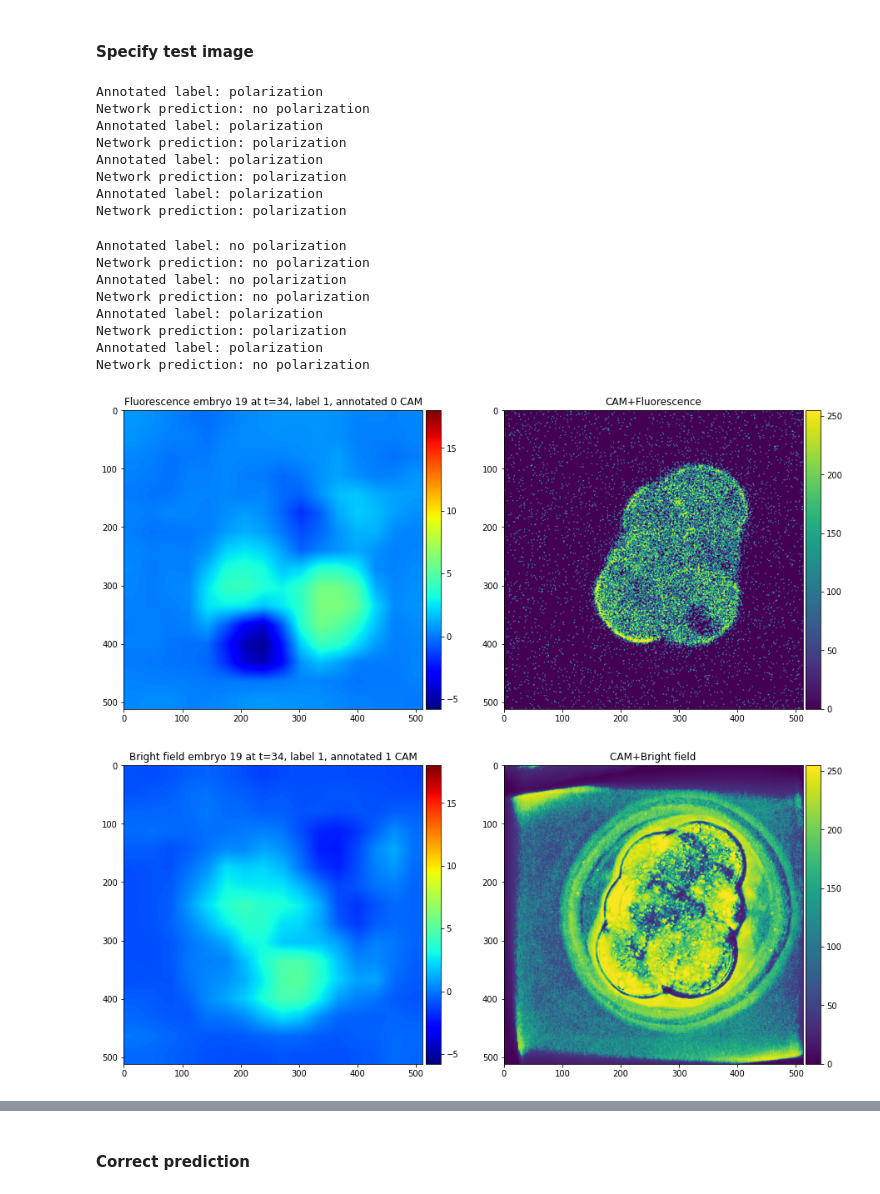
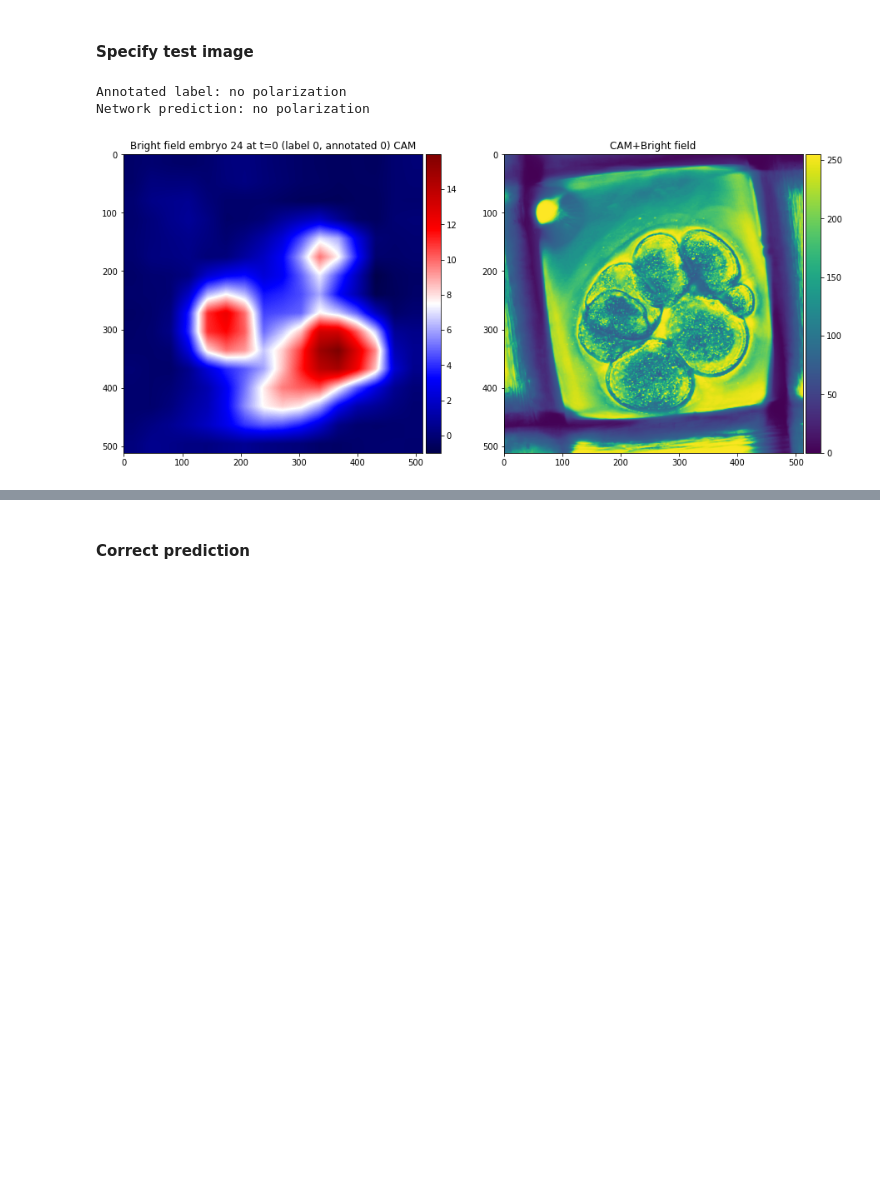
Before and after one commit to abao1999/Embryos, a Jupyter notebook: notebooks/visualize_model_features.ipynb, the cells around one changed output, grey strips where cells are left out. Drawn from its saved outputs; the diff is of its cells as text; code cells hidden in the pictures; blank space fills up the shorter version.

Commit message:
Adjust for new drive data and seismic colormap

```diff
--- a/notebooks/visualize_model_features.ipynb
+++ b/notebooks/visualize_model_features.ipynb
@@ -187,13 +179,13 @@ class ImageFolderDataset(gluon.data.Dataset):
         return len(self.items)
 # %%
 # Fluo
-train_dataset = ImageFolderDataset(train_path).transform_first(transform_train)
-val_dataset = ImageFolderDataset(val_path).transform_first(transform_train)
-test_dataset = ImageFolderDataset(test_path).transform_first(transform_test)
+# train_dataset = ImageFolderDataset(train_path).transform_first(transform_train)
+# val_dataset = ImageFolderDataset(val_path).transform_first(transform_train)
+# test_dataset = ImageFolderDataset(test_path).transform_first(transform_test)
 
-train_data = gluon.data.DataLoader(train_dataset, batch_size=batch_size, shuffle=True, num_workers=num_workers)
-val_data = gluon.data.DataLoader(val_dataset, batch_size=batch_size, shuffle=True, num_workers = num_workers)
-test_data = gluon.data.DataLoader(test_dataset, batch_size=batch_size, shuffle=False, num_workers = num_workers)
+# train_data = gluon.data.DataLoader(train_dataset, batch_size=batch_size, shuffle=True, num_workers=num_workers)
+# val_data = gluon.data.DataLoader(val_dataset, batch_size=batch_size, shuffle=True, num_workers = num_workers)
+# test_data = gluon.data.DataLoader(test_dataset, batch_size=batch_size, shuffle=False, num_workers = num_workers)
 
 # Bf
 train_dataset_bf = ImageFolderDataset(train_path_bf).transform_first(transform_train)
@@ -250,8 +242,8 @@ def test(net, test_data, ctx):
     return metric.get()
 
 # run on test data (fluo)
-_, test_acc = test(finetune_net, test_data, ctx)
-print('[Finished] Test-acc: %.3f' % (test_acc))
+# _, test_acc = test(finetune_net, test_data, ctx)
+# print('[Finished] Test-acc: %.3f' % (test_acc))
 
 # run on test data (bf)
 _, test_acc = test(finetune_net_bf, test_data_bf, ctx)
@@ -472,7 +459,7 @@ def visualize_CAM_and_fluo_data(test_CAM_lst, test_image_squeeze_lst, im_type_ls
     images.append(cv2.equalizeHist(cv2.cvtColor(test_image_squeeze,cv2.COLOR_BGR2GRAY)))
 
     titles = [fig_title + ' CAM', 'CAM+' + im_type, im_type]
-    cmaps = ['jet', None]
+    cmaps = ['seismic', None]
     vmin_lst = [vmin, None]
     vmax_lst = [vmax, None]
     fig = show_images(images, titles, cmaps, vmin_lst, vmax_lst)
@@ -482,71 +469,53 @@ def visualize_CAM_and_fluo_data(test_CAM_lst, test_image_squeeze_lst, im_type_ls
 def find_class(file_path, embryo_num, embryo_t, classes_dirs):
   fn = None
   for cl in classes_dirs:
-    fn_new = os.path.join(file_path, cl, f'embryo_{embryo_num}_{embryo_t}.png')
+    fn_new = os.path.join(file_path, f'embryo_{embryo_num}_{embryo_t}_{cl}.png')
     if os.path.isfile(fn_new):
       return cl
   return
 # %%
 classes_dirs = ['0', '1']
 
-embryo_num_lst = [19, 19, 42, 42]
-embryo_t_lst = [34, 87, 1, 19]
-# temp
-path_bf_lst = [train_path_bf, train_path_bf, test_path_bf, test_path_bf]
+embryo_num_lst = [24]
+embryo_t_lst = [0]
 
 
 test_CAM_lst, test_image_squeeze_lst, im_type_lst, fig_title_lst = [], [], [], []
 for i in range(len(embryo_num_lst)):
   embryo_num = embryo_num_lst[i]
   embryo_t = embryo_t_lst[i]
-  path_bf = path_bf_lst[i]
 
   # Fluo
-  im_type = 'Fluorescence'
-  test_label = find_class(test_path, embryo_num, embryo_t, classes_dirs)
-  test_image_fn = os.path.join(test_path, test_label, f'embryo_{embryo_num}_{embryo_t}.png')
-  test_image = transform_test(image.imread(test_image_fn).copyto(ctx[0])).expand_dims(0)
+  # im_type = 'Fluorescence'
+  # test_label = find_class(test_path, embryo_num, embryo_t, classes_dirs)
+  # test_image_fn = os.path.join(test_path, f'embryo_{embryo_num}_{embryo_t}_{test_label}.png')
+  # test_image = transform_test(image.imread(test_image_fn).copyto(ctx[0])).expand_dims(0)
 
-  test_CAM, test_image_squeeze, test_annot = find_heatmap_and_test_image(finetune_net, test_image, test_label, model_name)
-  fig_title = f'{im_type} embryo {embryo_num} at t={embryo_t}, label {test_label}, annotated {test_annot}'
+  # test_CAM, test_image_squeeze, test_annot = find_heatmap_and_test_image(finetune_net, test_image, test_label, model_name)
+  # fig_title = f'{im_type} embryo {embryo_num} at t={embryo_t}, label {test_label}, annotated {test_annot}'
 
-  test_CAM_lst.append(test_CAM)
-  test_image_squeeze_lst.append(test_image_squeeze)
-  im_type_lst.append(im_type)
-  fig_title_lst.append(fig_title)
+  # test_CAM_lst.append(test_CAM)
+  # test_image_squeeze_lst.append(test_image_squeeze)
+  # im_type_lst.append(im_type)
+  # fig_title_lst.append(fig_title)
 
   # Bright field
   im_type = 'Bright field'
-  test_label_bf = find_class(path_bf, embryo_num, embryo_t, classes_dirs)
-  test_image_fn_bf = os.path.join(path_bf, test_label_bf, f'embryo_{embryo_num}_{embryo_t}.png')
+  test_label_bf = find_class(test_path_bf, embryo_num, embryo_t, classes_dirs)
+  test_image_fn_bf = os.path.join(test_path_bf, f'embryo_{embryo_num}_{embryo_t}_{test_label_bf}.png')
   test_image_bf = transform_test(image.imread(test_image_fn_bf).copyto(ctx[0])).expand_dims(0)
 
   test_CAM, test_image_squeeze, test_annot = find_heatmap_and_test_image(finetune_net_bf, test_image_bf, test_label_bf, model_name)
-  fig_title = f'{im_type} embryo {embryo_num} at t={embryo_t}, label {test_label}, annotated {test_annot}'
+  fig_title = f'{im_type} embryo {embryo_num} at t={embryo_t} (label {test_label_bf}, annotated {test_annot})'
 
   test_CAM_lst.append(test_CAM)
   test_image_squeeze_lst.append(test_image_squeeze)
   im_type_lst.append(im_type)
   fig_title_lst.append(fig_title)
 
 
 visualize_CAM_and_fluo_data(test_CAM_lst, test_image_squeeze_lst, im_type_lst, fig_title_lst)
 # %% [output]
-Annotated label: polarization
+Annotated label: no polarization
 Network prediction: no polarization
-Annotated label: polarization
-Network prediction: polarization
-Annotated label: polarization
-Network prediction: polarization
-Annotated label: polarization
-Network prediction: polarization
-Annotated label: no polarization
-Network prediction: no polarization
-Annotated label: no polarization
-Network prediction: no polarization
-Annotated label: polarization
-Network prediction: polarization
-Annotated label: polarization
-Network prediction: no polarization
-[figure, old version]
+[figure, new version]
-[figure, removed]
```
Also changed, not shown: parts of 10 cells of this notebook.
